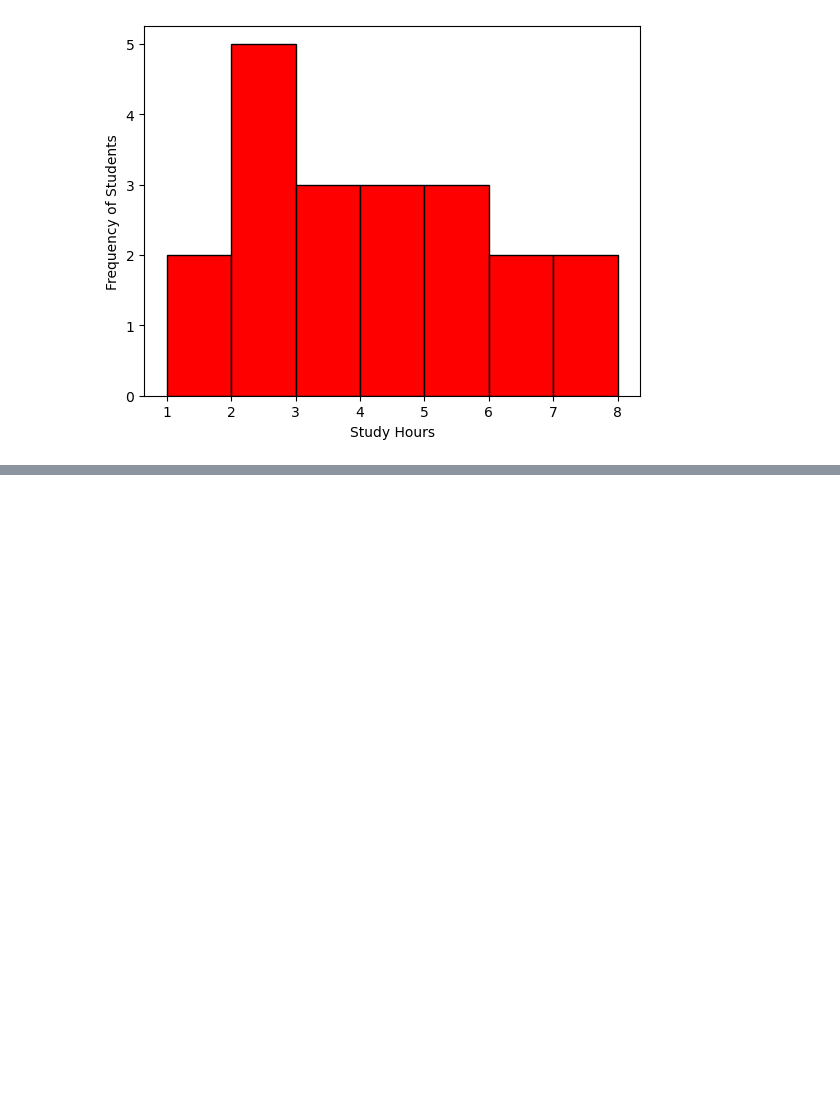
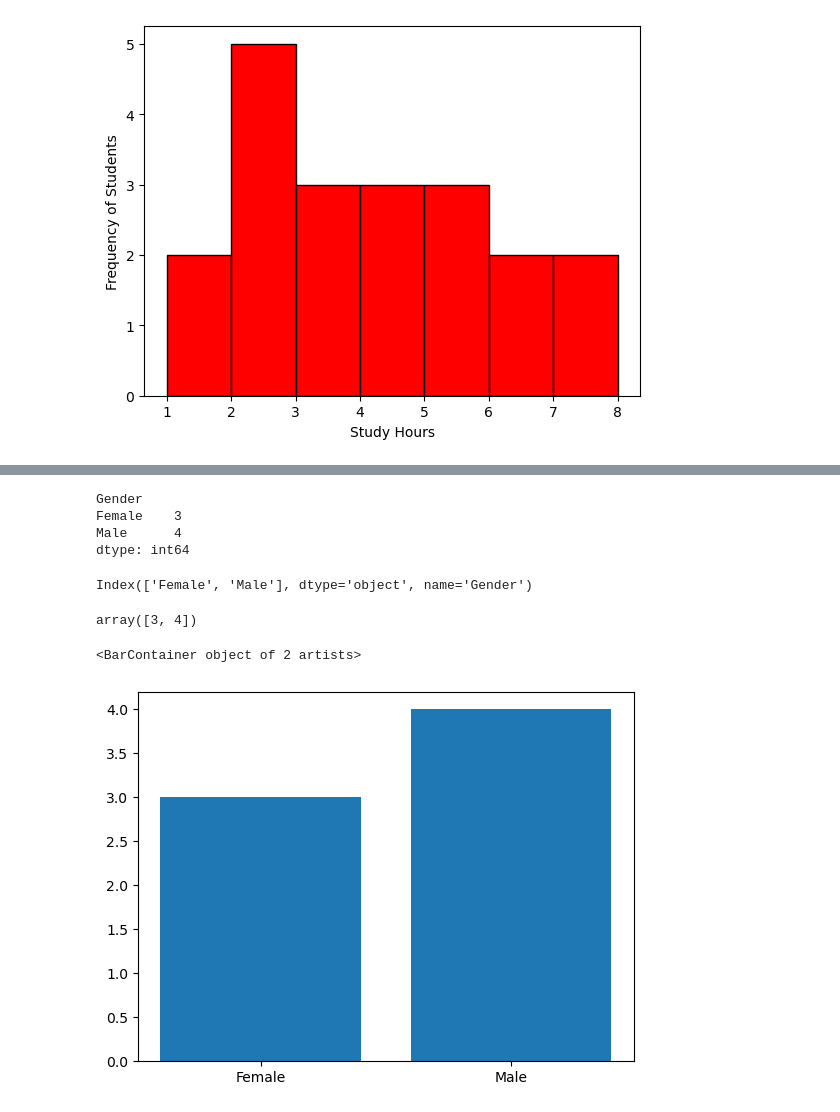
Before and after one commit to rabeyanoor/AI-ML, a Jupyter notebook: Week-4/Module_15.ipynb, the cells around one changed output, grey strips where cells are left out. Cells and saved outputs as stored; diff of their text form; code cells hidden in the pictures; blank space fills up the shorter version.

Commit message:
Bar Chart

```diff
--- a/Week-4/Module_15.ipynb
+++ b/Week-4/Module_15.ipynb
@@ -304,0 +305,10 @@ Text(0, 0.5, 'Frequency of Students')
+# %%
+data = {
+    'Student': [ 'B', 'C', 'D', 'E', 'F', 'G', 'H'],
+    'Gender': [ 'Male', 'Female', 'Male', 'Female', 'Male', 'Female', 'Male'],
+    'StudyHours': [ 2, 5, 3, 7, 4, 8, 1],
+    'Attendance': [ 60, 88, 70, 95, 80, 98, 55],
+    'Grade': [ 'Fail', 'Pass', 'Fail', 'Pass', 'Pass', 'Pass', 'Fail']
+}
+
+df = pd.DataFrame(data)
@@ -304,0 +326,26 @@ Text(0, 0.5, 'Frequency of Students')
+# %%
+# gender wise
+
+gender_group = df.groupby('Gender').size()
+
+gender_group
+# %% [output]
+Gender
+Female    3
+Male      4
+dtype: int64
+# %%
+gender_group = df.groupby('Gender').size()
+
+gender_group.index
+# %% [output]
+Index(['Female', 'Male'], dtype='object', name='Gender')
+# %%
+gender_group.values
+# %% [output]
+array([3, 4])
+# %%
+plt.bar(gender_group.index, gender_group.values)
+# %% [output]
+<BarContainer object of 2 artists>
+[figure, added]
```
Also changed, not shown: parts of 6 cells of this notebook.
